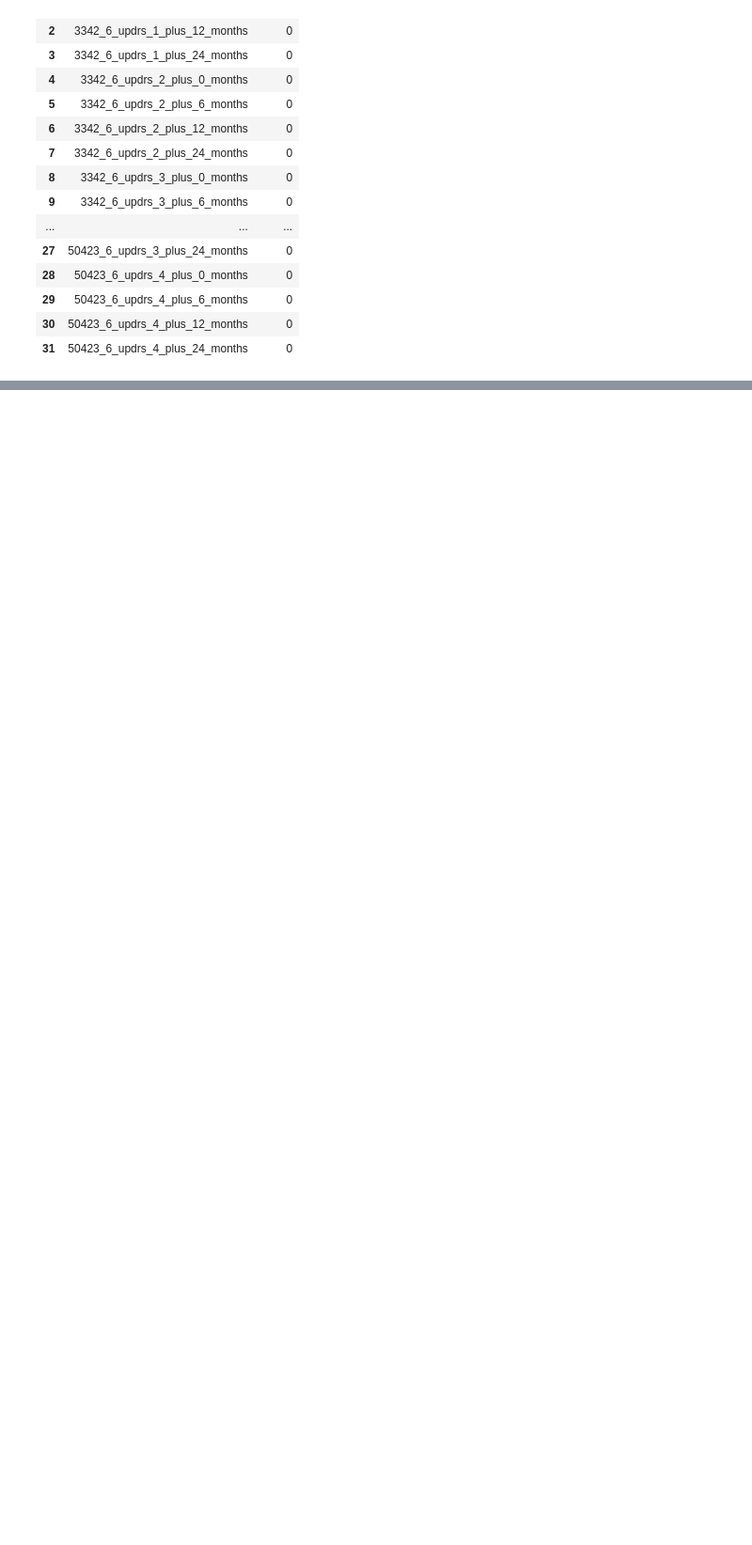
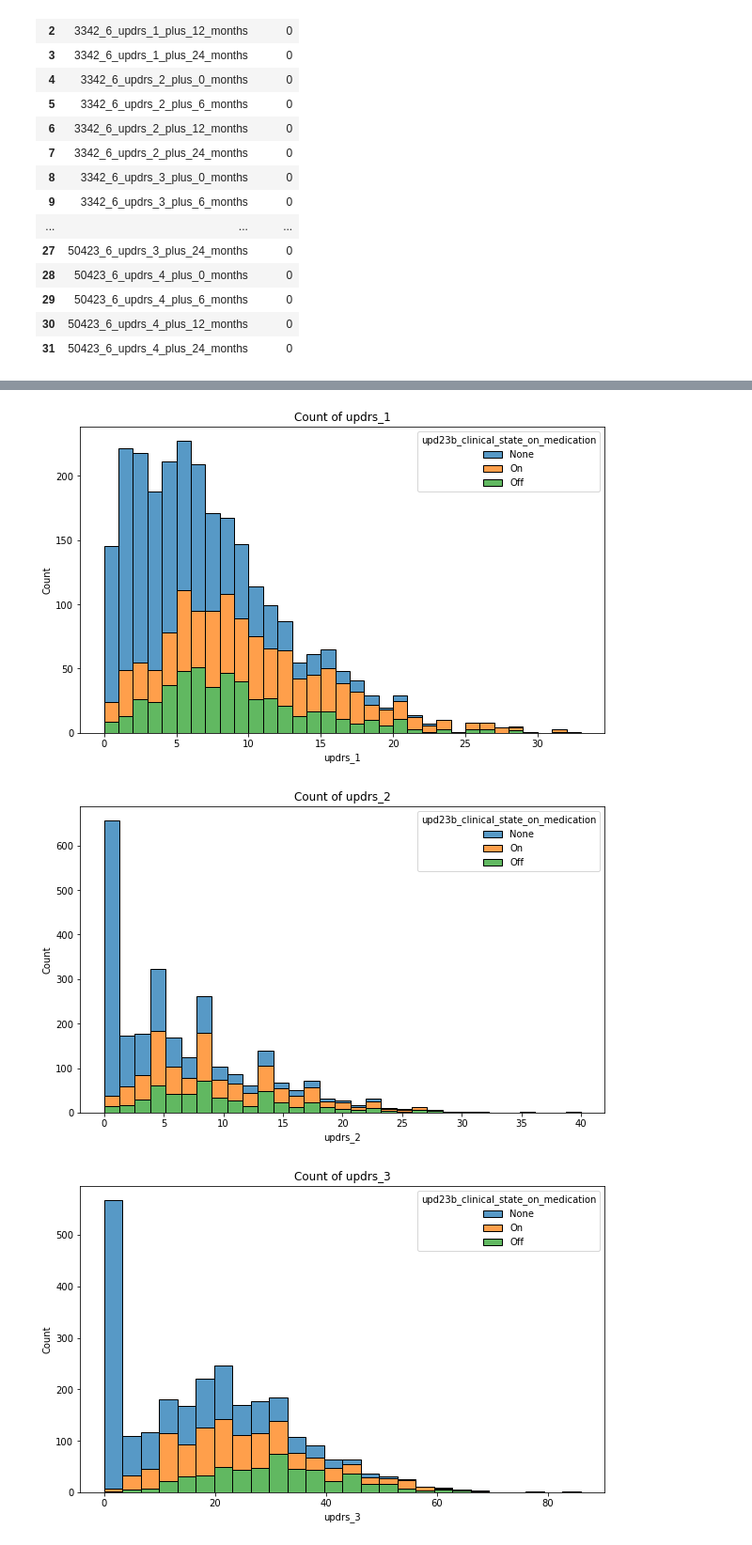
Before and after one commit to Andrey-rmnv/parkinsons-disease-progression-prediction, a Jupyter notebook: data_analysis.ipynb, the cells around one changed output, grey strips where cells are left out. Shown at 94% size. Drawn from its saved outputs; the diff is of its cells as text; code cells hidden in the pictures; blank space fills up the shorter version.

```diff
--- a/data_analysis.ipynb
+++ b/data_analysis.ipynb
@@ -299,0 +360,21 @@ ITERATION 1
+# %%
+for updrs_part in ['1', '2', '3', '4']:
+    # Create figure and axes
+    fig, ax = plt.subplots(figsize=(10, 6))
+    # Create stacked histogram
+    sns.histplot(data=clinical_data_copy,
+                 x=f'updrs_{updrs_part}',
+                 hue="upd23b_clinical_state_on_medication",
+                 multiple="stack", ax=ax)
+
+    # Add labels and title
+    plt.xlabel(f'updrs_{updrs_part}')
+    plt.ylabel("Count")
+    plt.title(f"Count of updrs_{updrs_part}")
+
+    # Show plot
+    plt.show()
+# %% [output]
+[figure, added]
+[figure, added]
+[figure, added]
```
Also changed, not shown: parts of 48 cells of this notebook, 1 other file.
